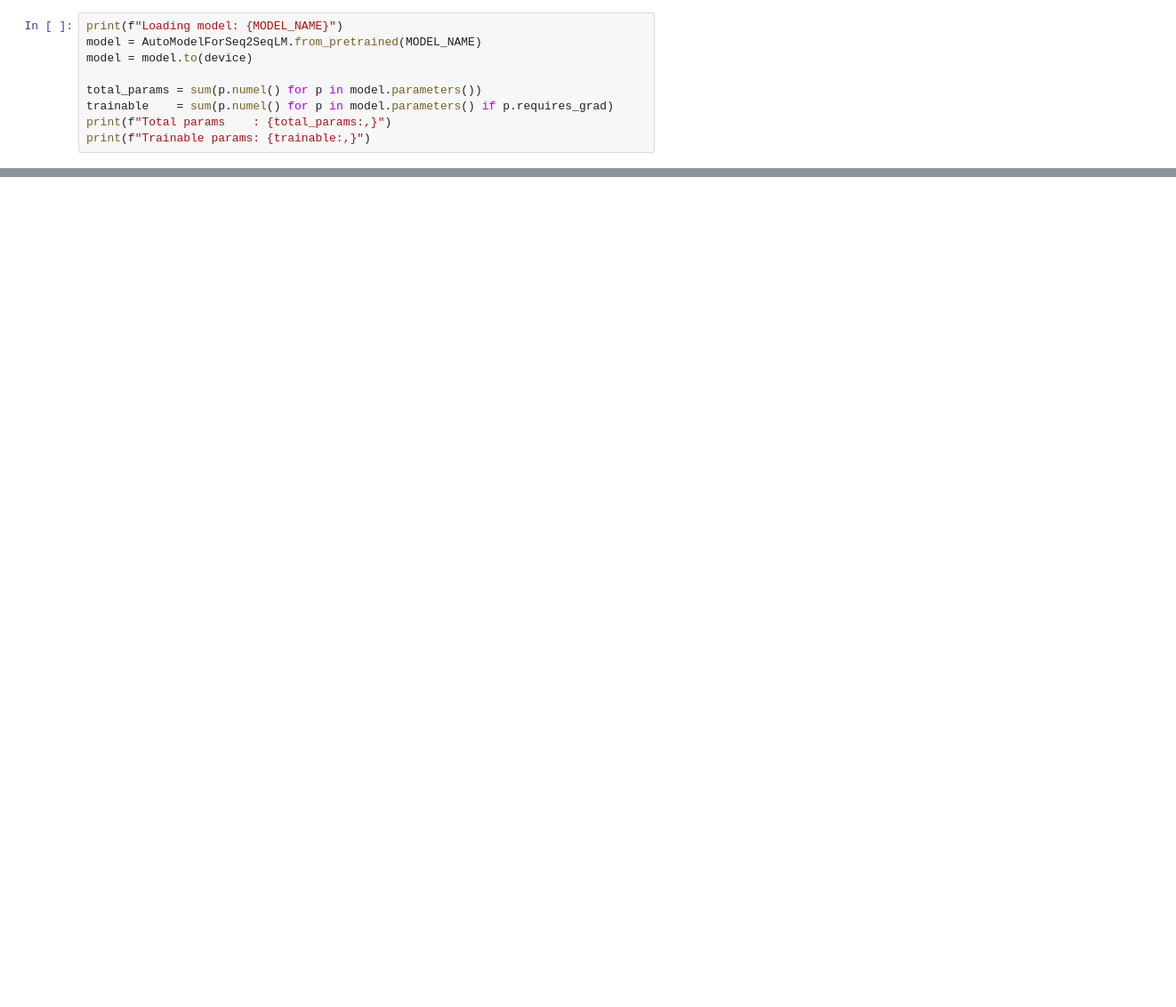
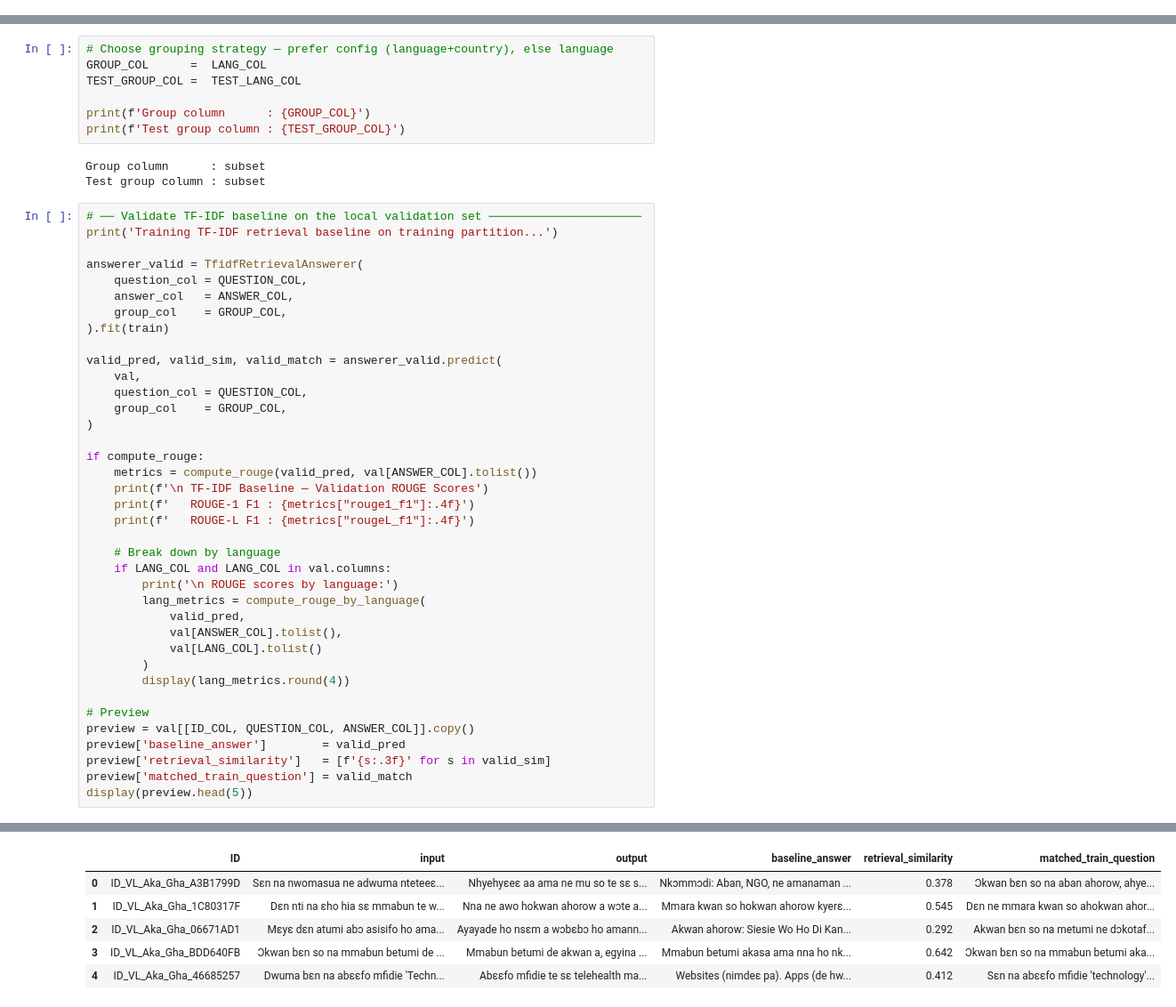
Before and after one commit to NFORMII/zindi_health_qa, a Jupyter notebook: baseline_multilingual_health_qa_1.ipynb, the cells around one changed output, grey strips where cells are left out. Shown at 89% size. Saved outputs shown, nothing was run; the diff lists cells and outputs as text; blank space fills up the shorter version.

Commit message:
tf idf baseline

```diff
--- a/baseline_multilingual_health_qa_1.ipynb
+++ b/baseline_multilingual_health_qa_1.ipynb
@@ -202,9 +0,0 @@ print(f"Features: {train_hf.features}")
-# %%
-print(f"Loading model: {MODEL_NAME}")
-model = AutoModelForSeq2SeqLM.from_pretrained(MODEL_NAME)
-model = model.to(device)
-
-total_params = sum(p.numel() for p in model.parameters())
-trainable    = sum(p.numel() for p in model.parameters() if p.requires_grad)
-print(f"Total params    : {total_params:,}")
-print(f"Trainable params: {trainable:,}")
@@ -509,0 +366,49 @@ Use this checklist to plan your 10+ experiments for the report:
+# %%
+# Choose grouping strategy — prefer config (language+country), else language
+GROUP_COL      =  LANG_COL
+TEST_GROUP_COL =  TEST_LANG_COL
+
+print(f'Group column      : {GROUP_COL}')
+print(f'Test group column : {TEST_GROUP_COL}')
+# %% [output]
+Group column      : subset
+Test group column : subset
+# %%
+# ── Validate TF-IDF baseline on the local validation set ──────────────────────
+print('Training TF-IDF retrieval baseline on training partition...')
+
+answerer_valid = TfidfRetrievalAnswerer(
+    question_col = QUESTION_COL,
+    answer_col   = ANSWER_COL,
+    group_col    = GROUP_COL,
+).fit(train)
+
+valid_pred, valid_sim, valid_match = answerer_valid.predict(
+    val,
+    question_col = QUESTION_COL,
+    group_col    = GROUP_COL,
+)
+
+if compute_rouge:
+    metrics = compute_rouge(valid_pred, val[ANSWER_COL].tolist())
+    print(f'\n TF-IDF Baseline — Validation ROUGE Scores')
+    print(f'   ROUGE-1 F1 : {metrics["rouge1_f1"]:.4f}')
+    print(f'   ROUGE-L F1 : {metrics["rougeL_f1"]:.4f}')
+
+    # Break down by language
+    if LANG_COL and LANG_COL in val.columns:
+        print('\n ROUGE scores by language:')
+        lang_metrics = compute_rouge_by_language(
+            valid_pred,
+            val[ANSWER_COL].tolist(),
+            val[LANG_COL].tolist()
+        )
+        display(lang_metrics.round(4))
+
+# Preview
+preview = val[[ID_COL, QUESTION_COL, ANSWER_COL]].copy()
+preview['baseline_answer']        = valid_pred
+preview['retrieval_similarity']   = [f'{s:.3f}' for s in valid_sim]
+preview['matched_train_question'] = valid_match
+display(preview.head(5))
+# %% [output]
@@ -509,0 +432,6 @@ Use this checklist to plan your 10+ experiments for the report:
+|  | ID | input | output | baseline_answer | retrieval_similarity | matched_train_question |
+| 0 | ID_VL_Aka_Gha_A3B1799D | Sɛn na nwomasua ne adwuma nteteeɛ... | Nhyehyɛeɛ aa ama ne mu so te sɛ s... | Nkɔmmɔdi: Aban, NGO, ne amanaman ... | 0.378 | Ɔkwan bɛn so na aban ahorow, ahye... |
+| 1 | ID_VL_Aka_Gha_1C80317F | Dɛn nti na ɛho hia sɛ mmabun te w... | Nna ne awo hokwan ahorow a wɔte a... | Mmara kwan so hokwan ahorow kyerɛ... | 0.545 | Dɛn ne mmara kwan so ahokwan ahor... |
+| 2 | ID_VL_Aka_Gha_06671AD1 | Mɛyɛ dɛn atumi abɔ asisifo ho ama... | Ayayade ho nsɛm a wɔbɛbɔ ho amann... | Akwan ahorow: Siesie Wo Ho Di Kan... | 0.292 | Akwan bɛn so na metumi ne dɔkotaf... |
+| 3 | ID_VL_Aka_Gha_BDD640FB | Ɔkwan bɛn so na mmabun betumi de ... | Mmabun betumi de akwan a, egyina ... | Mmabun betumi akasa ama nna ho nk... | 0.642 | Ɔkwan bɛn so na mmabun betumi aka... |
+| 4 | ID_VL_Aka_Gha_46685257 | Dwuma bɛn na abɛɛfo mfidie 'Techn... | Abɛɛfo mfidie te sɛ telehealth ma... | Websites (nimdeɛ pa). Apps (de hw... | 0.412 | Sɛn na abɛɛfo mfidie 'technology'... |
```
Also changed, not shown: parts of 47 cells of this notebook, 8 other files.
